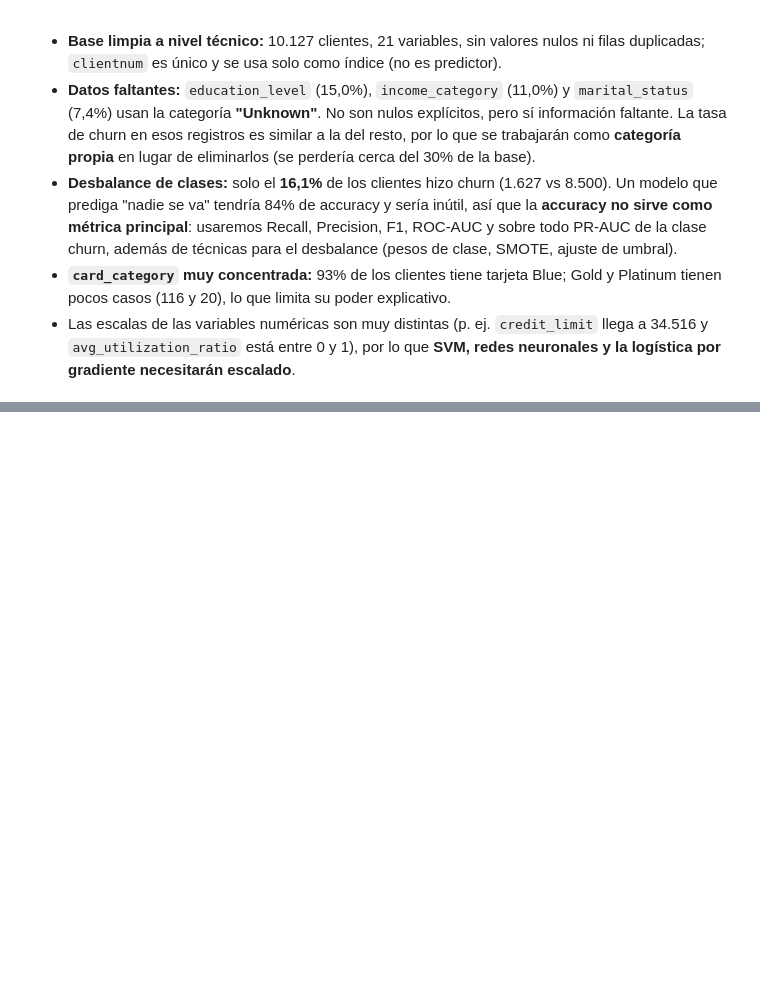
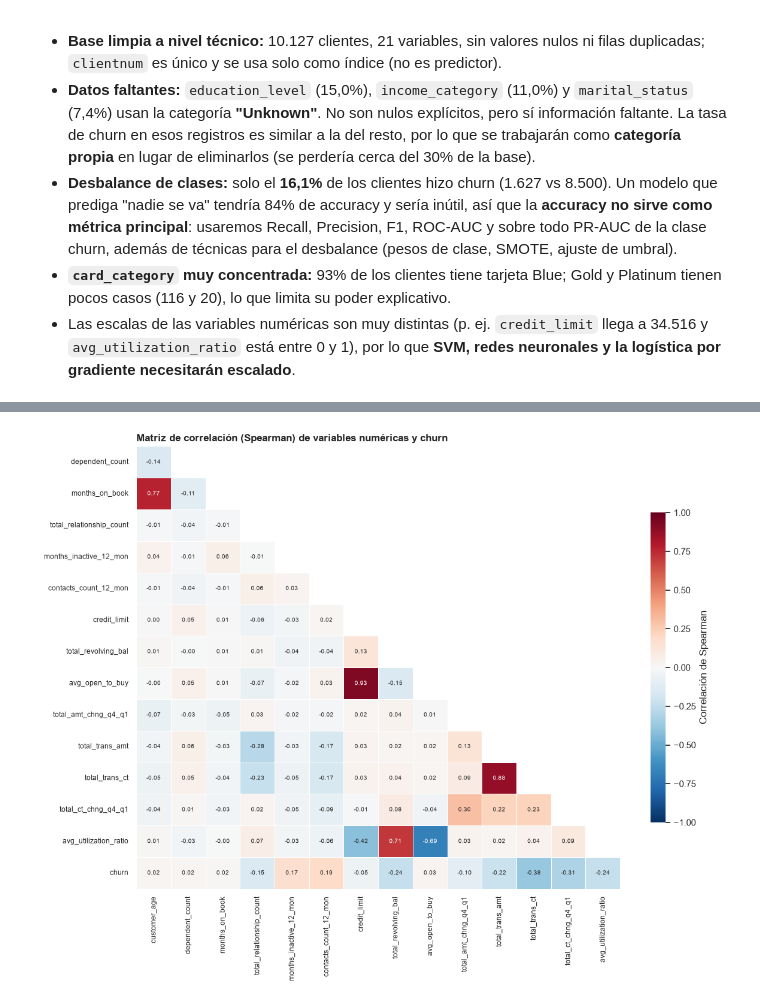
Before and after one commit to crissebasbol/bank_churn_prediction, a Jupyter notebook: notebooks/churn_analysis.ipynb, the cells around one changed output, grey strips where cells are left out. Cells and saved outputs as stored; diff of their text form; code cells hidden in the pictures; blank space fills up the shorter version.

```diff
--- a/notebooks/churn_analysis.ipynb
+++ b/notebooks/churn_analysis.ipynb
@@ -158,0 +360,5 @@ for col in cfg.CATEGORICAL_COLS:
+# %%
+fig = eda.plot_correlation_matrix(df)
+viz.save_fig(fig, "04_correlation_matrix")
+# %% [output]
+[figure, added]
```
Also changed, not shown: parts of 23 cells of this notebook, 5 other files.
